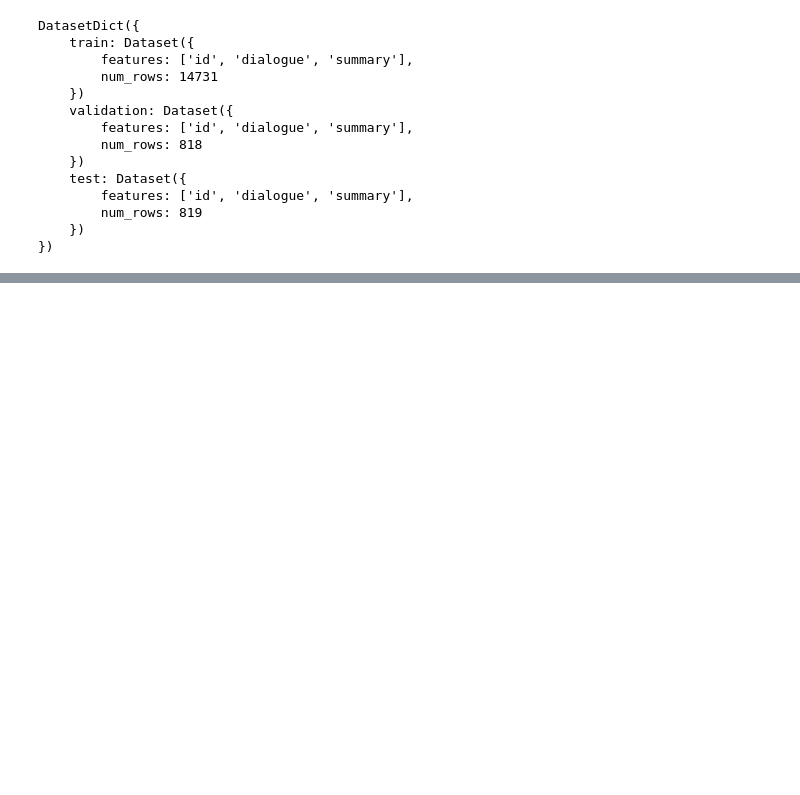
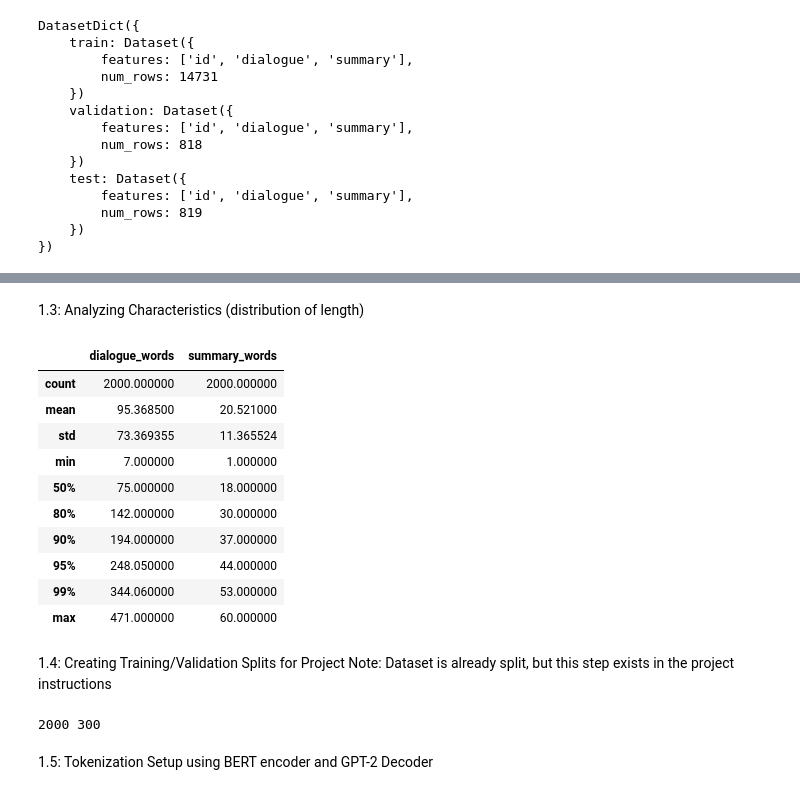
Before and after one commit to andrewmarasco/LLMs_with_AI, a Jupyter notebook: dialogue_summarization_encoder_decoder.ipynb, the cells around one changed output, grey strips where cells are left out. Drawn from its saved outputs; the diff is of its cells as text; code cells hidden in the pictures; blank space fills up the shorter version.

```diff
--- a/dialogue_summarization_encoder_decoder.ipynb
+++ b/dialogue_summarization_encoder_decoder.ipynb
@@ -62,0 +109,42 @@ DatasetDict({
+# %% [markdown]
+1.3: Analyzing Characteristics (distribution of length)
+# %%
+def length_stats(split="train", n=2000):
+  n = min(n, len(dataset[split]))
+  sample = dataset[split].select(range(n))
+  df = pd.DataFrame({
+      "dialogue_words": [len(x.split()) for x in sample["dialogue"]],
+      "summary_words": [len(x.split()) for x in sample["summary"]],
+  })
+  return df.describe(percentiles=[.5, .8, .9, .95, .99])
+
+stats = length_stats("train", n=2000)
+stats
+# %% [output]
+|  | dialogue_words | summary_words |
+| count | 2000.000000 | 2000.000000 |
+| mean | 95.368500 | 20.521000 |
+| std | 73.369355 | 11.365524 |
+| min | 7.000000 | 1.000000 |
+| 50% | 75.000000 | 18.000000 |
+| 80% | 142.000000 | 30.000000 |
+| 90% | 194.000000 | 37.000000 |
+| 95% | 248.050000 | 44.000000 |
+| 99% | 344.060000 | 53.000000 |
+| max | 471.000000 | 60.000000 |
+# %% [markdown]
+1.4: Creating Training/Validation Splits for Project
+Note: Dataset is already split, but this step exists in the project instructions
+# %%
+SEED = 42
+TRAIN_SIZE = 2000
+VAL_SIZE = 300
+
+train_ds = dataset["train"].shuffle(seed=SEED).select(range(TRAIN_SIZE))
+val_ds   = dataset["validation"].shuffle(seed=SEED).select(range(VAL_SIZE))
+
+print(len(train_ds), len(val_ds))
+# %% [output]
+2000 300
+# %% [markdown]
+1.5: Tokenization Setup using BERT encoder and GPT-2 Decoder
```
Also changed, not shown: parts of 19 cells of this notebook.
